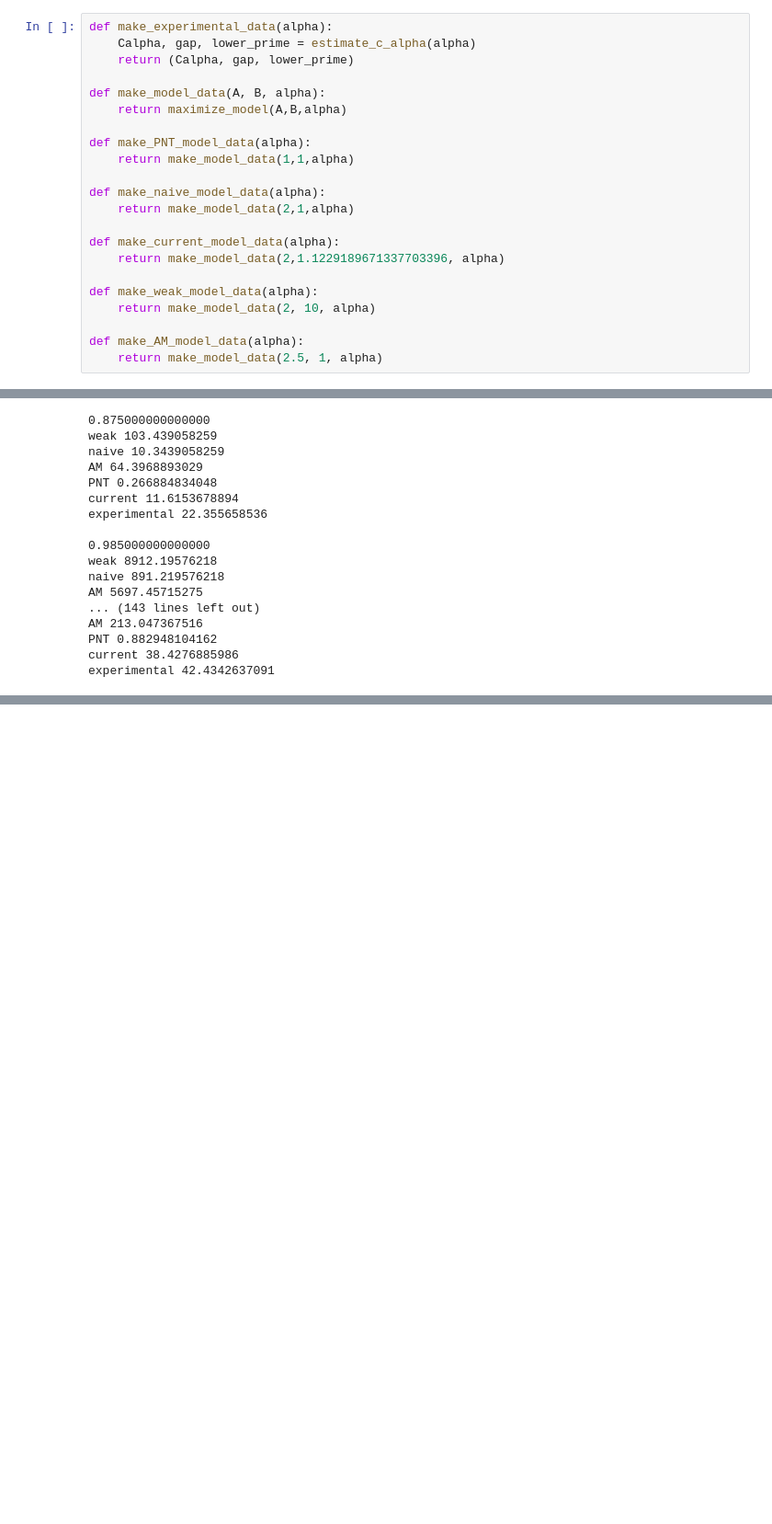
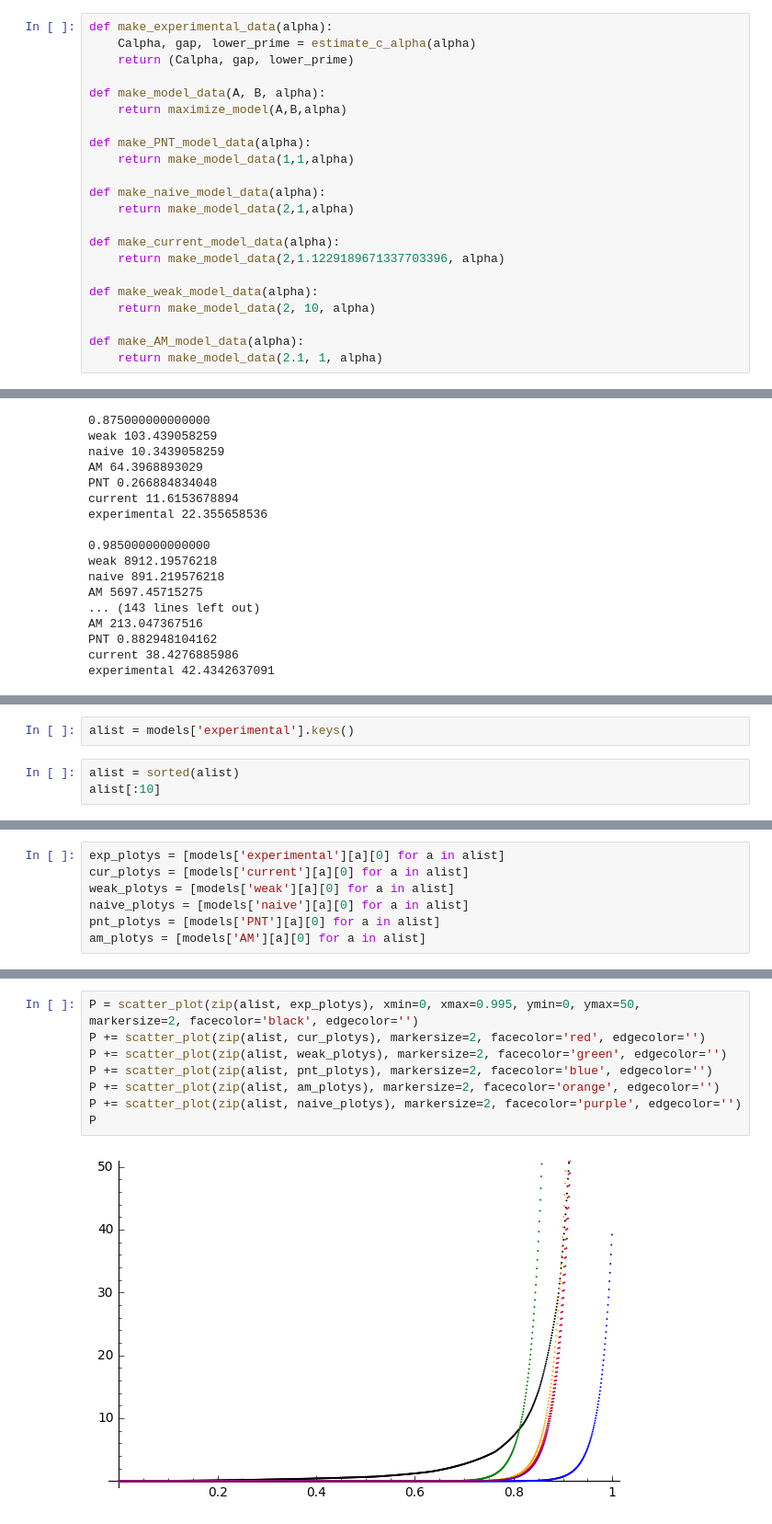
Before and after one commit to davidlowryduda/notebooks, a Jupyter notebook: PrimeGaps/Prime Gaps.ipynb, the cells around one changed output, grey strips where cells are left out. Shown at 92% size. Cells and saved outputs as stored; diff of their text form; blank space fills up the shorter version.

```diff
--- a/PrimeGaps/Prime Gaps.ipynb
+++ b/PrimeGaps/Prime Gaps.ipynb
@@ -348,7 +350,7 @@ def make_weak_model_data(alpha):
     return make_model_data(2, 10, alpha)
 
 def make_AM_model_data(alpha):
-    return make_model_data(2.5, 1, alpha)
+    return make_model_data(2.1, 1, alpha)
 # %%
 for a in range(1000):
     alpha = 0.000 + a/1000
@@ -398,0 +411,5 @@ estimate_c_alpha(0.999)
+# %%
+alist = models['experimental'].keys()
+# %%
+alist = sorted(alist)
+alist[:10]
@@ -398,0 +433,7 @@ estimate_c_alpha(0.999)
+# %%
+exp_plotys = [models['experimental'][a][0] for a in alist]
+cur_plotys = [models['current'][a][0] for a in alist]
+weak_plotys = [models['weak'][a][0] for a in alist]
+naive_plotys = [models['naive'][a][0] for a in alist]
+pnt_plotys = [models['PNT'][a][0] for a in alist]
+am_plotys = [models['AM'][a][0] for a in alist]
@@ -398,0 +453,10 @@ estimate_c_alpha(0.999)
+# %%
+P = scatter_plot(zip(alist, exp_plotys), xmin=0, xmax=0.995, ymin=0, ymax=50, markersize=2, facecolor='black', edgecolor='')
+P += scatter_plot(zip(alist, cur_plotys), markersize=2, facecolor='red', edgecolor='')
+P += scatter_plot(zip(alist, weak_plotys), markersize=2, facecolor='green', edgecolor='')
+P += scatter_plot(zip(alist, pnt_plotys), markersize=2, facecolor='blue', edgecolor='')
+P += scatter_plot(zip(alist, am_plotys), markersize=2, facecolor='orange', edgecolor='')
+P += scatter_plot(zip(alist, naive_plotys), markersize=2, facecolor='purple', edgecolor='')
+P
+# %% [output]
+[figure, added]
```
Also changed, not shown: parts of 9 cells of this notebook.
